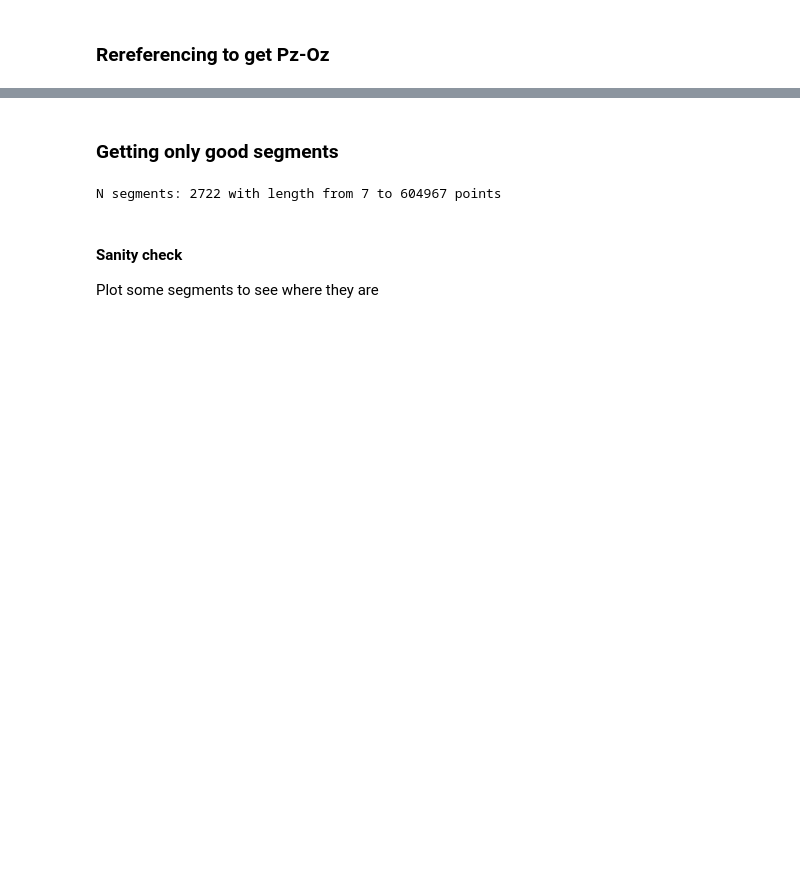
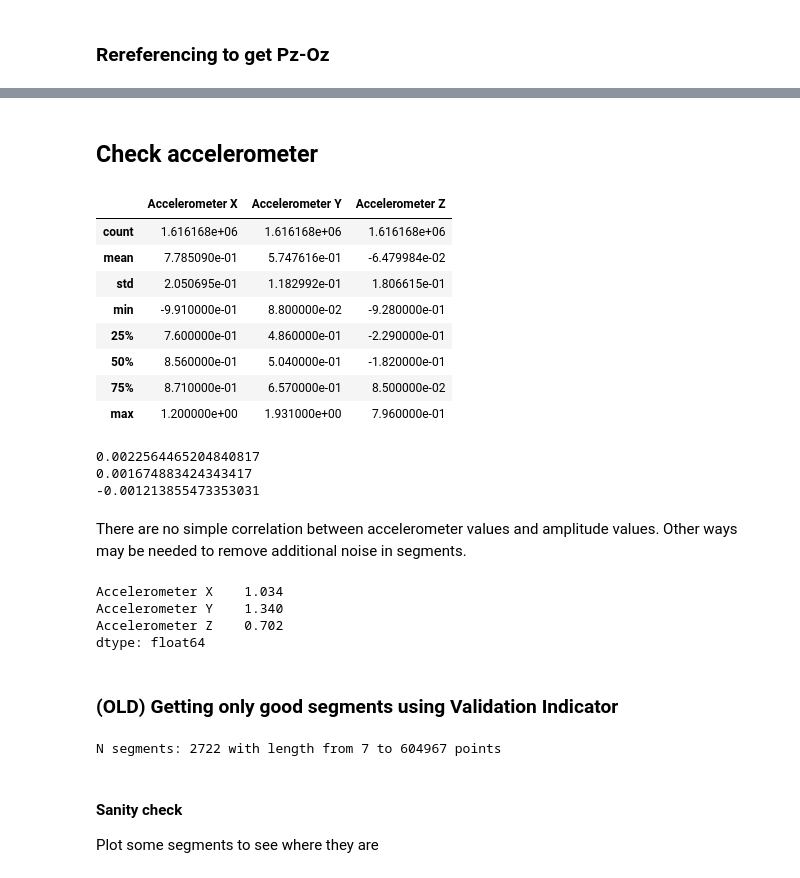
Before and after one commit to hollanderski/DREAMS-EEG, a Jupyter notebook: Unicorn_data_processing_for_rem_stage_detection.ipynb, the cells around one changed output, grey strips where cells are left out. Saved outputs shown, nothing was run; the diff lists cells and outputs as text; code cells hidden in the pictures; blank space fills up the shorter version.

```diff
--- a/Unicorn_data_processing_for_rem_stage_detection.ipynb
+++ b/Unicorn_data_processing_for_rem_stage_detection.ipynb
@@ -52,3 +95,37 @@ Pz_Oz = df['Pz'] - df['Oz']
+# %% [markdown]
+## Check accelerometer
+# %%
+df[['Accelerometer X', 'Accelerometer Y', 'Accelerometer Z']].describe()
+# %% [output]
+|  | Accelerometer X | Accelerometer Y | Accelerometer Z |
+| count | 1.616168e+06 | 1.616168e+06 | 1.616168e+06 |
+| mean | 7.785090e-01 | 5.747616e-01 | -6.479984e-02 |
+| std | 2.050695e-01 | 1.182992e-01 | 1.806615e-01 |
+| min | -9.910000e-01 | 8.800000e-02 | -9.280000e-01 |
+| 25% | 7.600000e-01 | 4.860000e-01 | -2.290000e-01 |
+| 50% | 8.560000e-01 | 5.040000e-01 | -1.820000e-01 |
+| 75% | 8.710000e-01 | 6.570000e-01 | 8.500000e-02 |
+| max | 1.200000e+00 | 1.931000e+00 | 7.960000e-01 |
+# %%
+window_size = 200
+rolling = sliding(df['Pz'], window_size).mean(-1)
+print(np.corrcoef(df['Accelerometer X'][window_size//2:-window_size//2 + 1], rolling)[0][1])
+print(np.corrcoef(df['Accelerometer Y'][window_size//2:-window_size//2 + 1], rolling)[0][1])
+print(np.corrcoef(df['Accelerometer Z'][window_size//2:-window_size//2 + 1], rolling)[0][1])
+# %% [output]
+0.0022564465204840817
+0.001674883424343417
+-0.001213855473353031
+# %% [markdown]
+There are no simple correlation between accelerometer values and amplitude values. Other ways may be needed to remove additional noise in segments.
+# %%
+good_idx = Pz_Oz[np.abs(Pz_Oz) <= 150].index
+df.loc[good_idx, ['Accelerometer X', 'Accelerometer Y', 'Accelerometer Z']].max()
+# %% [output]
+Accelerometer X    1.034
+Accelerometer Y    1.340
+Accelerometer Z    0.702
+dtype: float64
 # %% [markdown]
-### Getting only good segments
+### (OLD) Getting only good segments using Validation Indicator
 # %%
```
Also changed, not shown: parts of 14 cells of this notebook.
